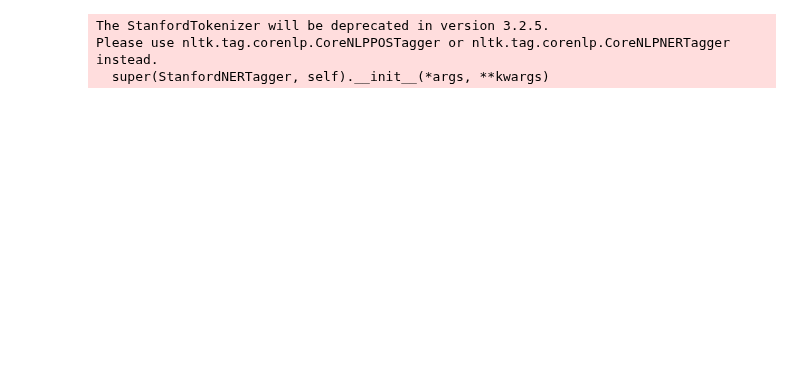
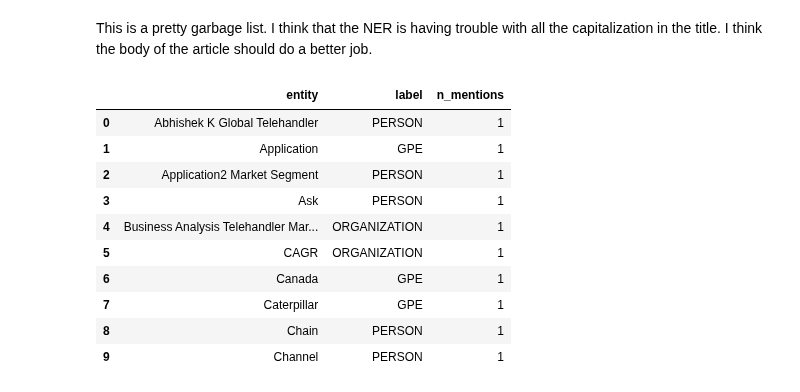
Before and after one commit to scottshepard/MScA, a Jupyter notebook: 32018/Assignments/Assignment5 - NER.ipynb, the cells around one changed output. Saved outputs shown, nothing was run; the diff lists cells and outputs as text; code cells hidden in the pictures; blank space fills up the shorter version.

```diff
--- a/32018/Assignments/Assignment5 - NER.ipynb
+++ b/32018/Assignments/Assignment5 - NER.ipynb
@@ -23,3 +25,26 @@ df.head()
 | 2 | 2018-01-30T23:18:35.023+02:00 | english | By: MAX NISEN The Amazon health c... | Amazon, Berkshire, JPMorgan healt... |
 | 3 | 2018-01-30T23:20:54.012+02:00 | english | QR Code Link to This Post MONTHLY... | 2005 Caterpillar CB534D Tandem Vi... |
 | 4 | 2018-01-30T23:28:30.000+02:00 | english | QR Code Link to This Post 2007 CA... | 2007 CATERPILLAR D4G LGP CAB SCRE... |
+# %%
+def labeler(text):
+
+    entities = []
+    labels = []
+
+    for sent in nltk.sent_tokenize(text):
+        for chunk in nltk.ne_chunk(nltk.pos_tag(nltk.word_tokenize(sent)), binary = False):
+            if hasattr(chunk, 'label'):
+                entities.append(' '.join(c[0] for c in chunk)) #Add space as between multi-token entities
+                labels.append(chunk.label())
+
+    entities_labels = list(zip(entities, labels))
+    entities_df = pd.DataFrame(entities_labels)
+    if entities_df.empty:
+        return pd.DataFrame({'entity':[], 'label':[], 'n_mentions':[]})
+    else:
+        entities_df.columns = ["entity", "label"]
+        return entities_df.groupby(['entity']).label.value_counts().reset_index(name='n_mentions')
+
+def label_aggregator(label_df):
+    label_df = label_df.sort_values('n_mentions', ascending=False)
+    return label_df.groupby('entity').agg({'label' : lambda x: x.iloc[0], 'n_mentions' : 'sum', }).reset_index()
@@ -26,17 +62,16 @@ df.head()
+# %% [markdown]
+This is a pretty garbage list. I think that the NER is having trouble with all the capitalization in the title. I think the body of the article should do a better job.
 # %%
-text = df.text[0]
+labeler(df.text[0]).head(10)
+# %% [output]
+|  | entity | label | n_mentions |
+| 0 | Abhishek K Global Telehandler | PERSON | 1 |
+| 1 | Application | GPE | 1 |
+| 2 | Application2 Market Segment | PERSON | 1 |
+| 3 | Ask | PERSON | 1 |
+| 4 | Business Analysis Telehandler Mar... | ORGANIZATION | 1 |
+| 5 | CAGR | ORGANIZATION | 1 |
+| 6 | Canada | GPE | 1 |
+| 7 | Caterpillar | GPE | 1 |
+| 8 | Chain | PERSON | 1 |
+| 9 | Channel | PERSON | 1 |
-# %%
-import os
-
-# Change the path according to your system
-stanford_classifier = '/Users/rowena/code/StanfordNLP/stanford-ner-2015-12-09/classifiers/english.all.3class.distsim.crf.ser.gz'
-stanford_ner_path = '/Users/rowena/code/StanfordNLP/stanford-ner-2015-12-09/stanford-ner.jar'
-
-from nltk.tag.stanford import StanfordNERTagger
-
-# Creating Tagger Object
-st = StanfordNERTagger(stanford_classifier, stanford_ner_path, encoding='utf-8')
-# %% [output]
-The StanfordTokenizer will be deprecated in version 3.2.5.
-Please use nltk.tag.corenlp.CoreNLPPOSTagger or nltk.tag.corenlp.CoreNLPNERTagger instead.
-  super(StanfordNERTagger, self).__init__(*args, **kwargs)
```
Also changed, not shown: parts of 19 cells of this notebook.
